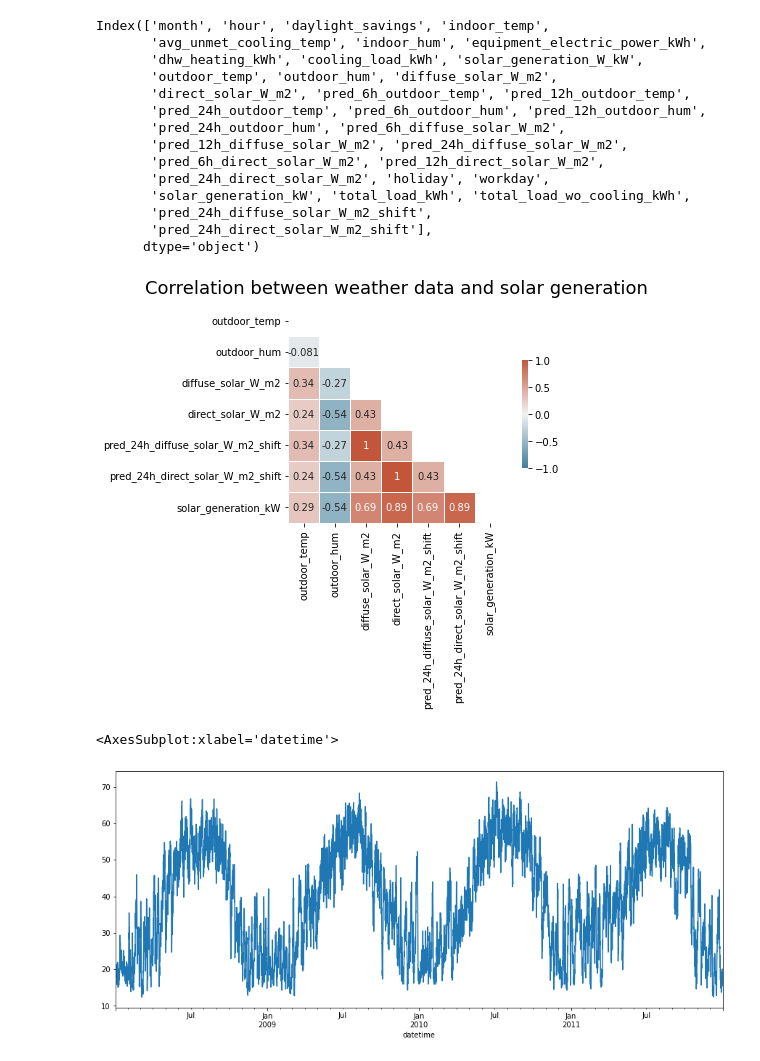
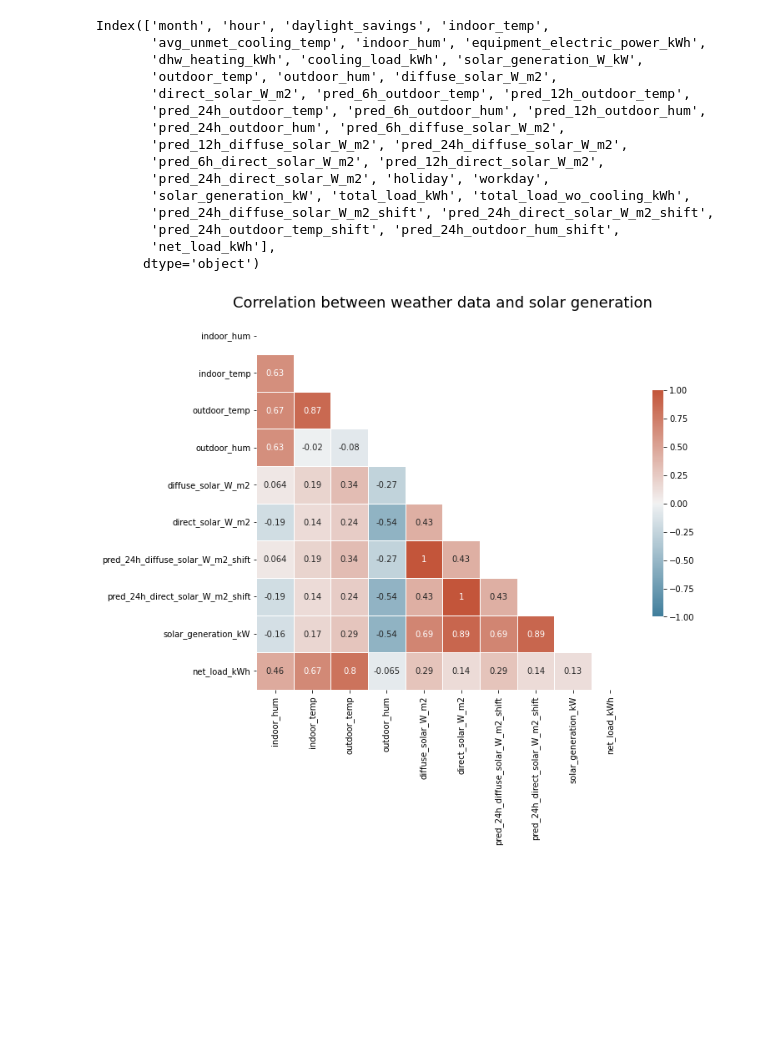
Before and after one commit to erickCantu/TheGreenCitySolutionsGroup, a Jupyter notebook: notebooks/Regression.ipynb, the cells around one changed output. Drawn from its saved outputs; the diff is of its cells as text; code cells hidden in the pictures; blank space fills up the shorter version.

```diff
--- a/notebooks/Regression.ipynb
+++ b/notebooks/Regression.ipynb
@@ -37,4 +37,15 @@ df.columns
 df['pred_24h_diffuse_solar_W_m2_shift'] = df['pred_24h_diffuse_solar_W_m2'].shift(periods=24)
 df['pred_24h_direct_solar_W_m2_shift'] = df['pred_24h_direct_solar_W_m2'].shift(periods=24)
 df['pred_24h_outdoor_temp_shift'] = df['pred_24h_outdoor_temp'].shift(periods=24)
-df['pred_24h_outdoor_temp_shift'] = df['pred_24h_outdoor_temp'].shift(periods=24)
+df['pred_24h_outdoor_hum_shift'] = df['pred_24h_outdoor_hum'].shift(periods=24)
+
+# Add a total load
+df['total_load_kWh'] = df['equipment_electric_power_kWh'] + df['dhw_heating_kWh'] + df['cooling_load_kWh']
+
+# Add a total load without cooling
+df['total_load_wo_cooling_kWh'] = df['equipment_electric_power_kWh'] + df['dhw_heating_kWh']
+
+# Add a net load
+df['net_load_kWh'] = df['equipment_electric_power_kWh'] + df['dhw_heating_kWh'] + df['cooling_load_kWh'] - df['solar_generation_kW']
+
+df = df.dropna()
@@ -52,24 +68,18 @@ Index(['month', 'hour', 'daylight_savings', 'indoor_temp',
        'pred_6h_direct_solar_W_m2', 'pred_12h_direct_solar_W_m2',
        'pred_24h_direct_solar_W_m2', 'holiday', 'workday',
        'solar_generation_kW', 'total_load_kWh', 'total_load_wo_cooling_kWh',
-       'pred_24h_diffuse_solar_W_m2_shift',
-       'pred_24h_direct_solar_W_m2_shift'],
+       'pred_24h_diffuse_solar_W_m2_shift', 'pred_24h_direct_solar_W_m2_shift',
+       'pred_24h_outdoor_temp_shift', 'pred_24h_outdoor_hum_shift',
+       'net_load_kWh'],
       dtype='object')
 # %%
 # correlation matrix for weather data + solar generation
-corr_weather= df[['outdoor_temp','outdoor_hum', 'diffuse_solar_W_m2', 'direct_solar_W_m2', 'pred_24h_diffuse_solar_W_m2_shift', 'pred_24h_direct_solar_W_m2_shift', 'solar_generation_kW']].corr()
+fig, ax = plt.subplots(figsize=(10,10))
+corr_weather= df[['indoor_hum','indoor_temp','outdoor_temp','outdoor_hum', 'diffuse_solar_W_m2', 'direct_solar_W_m2', 'pred_24h_diffuse_solar_W_m2_shift', 'pred_24h_direct_solar_W_m2_shift', 'solar_generation_kW','net_load_kWh']].corr()
 mask = np.triu(np.ones_like(corr_weather, dtype=bool))
 cmap = sns.diverging_palette(230, 20, as_cmap=True)
-heatmap = sns.heatmap(corr_weather, mask=mask, cmap=cmap, vmax=1, vmin=-1,center=0,
+heatmap = sns.heatmap(corr_weather, mask=mask, cmap=cmap, vmax=1, vmin=-1, center=0,
             square=True, linewidths=.5, cbar_kws={"shrink": .5},annot=True)
 heatmap.set_title('Correlation between weather data and solar generation', fontdict={'fontsize':18}, pad=12);
-#sns.heatmap(corr_weather, vmin=-1, vmax=1, annot=True)
 # %% [output]
-[figure, old version]
+[figure, new version]
-# %%
-fig, ax = plt.subplots(figsize=(15,6))
-#df_plot = df[df.index.year == 2008]
-df['total_load_kWh'].rolling(30).mean().plot()
-# %% [output]
-<AxesSubplot:xlabel='datetime'>
-[figure, removed]
```
Also changed, not shown: parts of 18 cells of this notebook.
